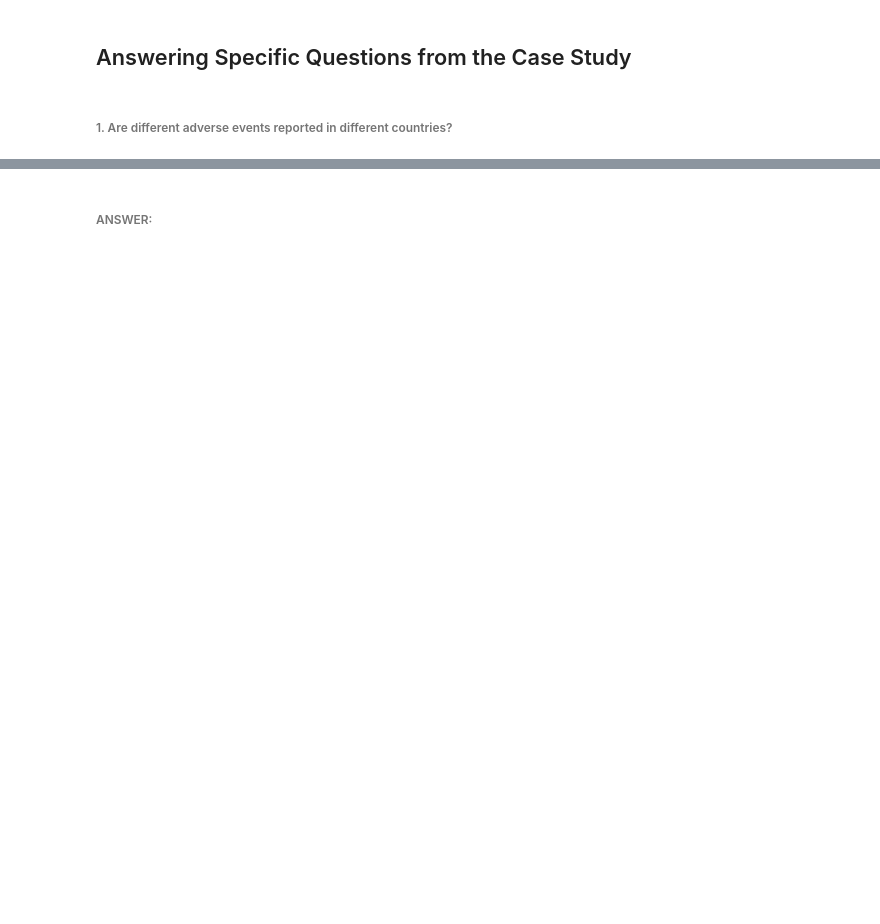
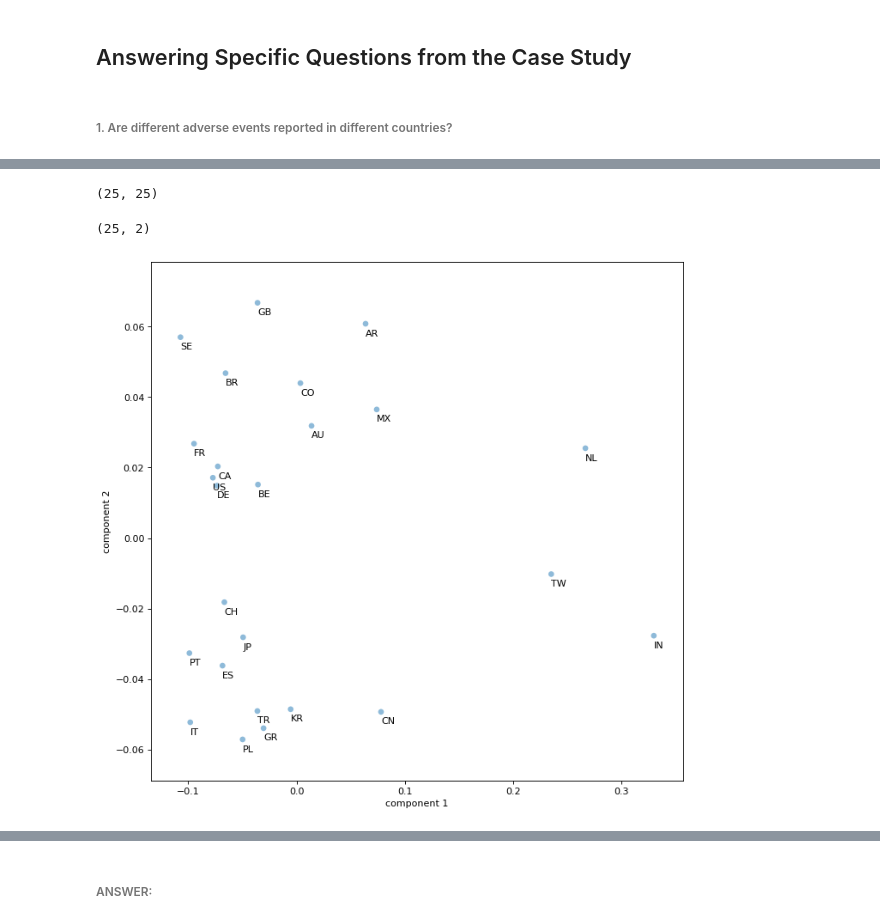
Before and after one commit to oryoruk/fda_adverse_events, a Jupyter notebook: (2020-05-05)_FDA_Adverse_Events.ipynb, the cells around one changed output, grey strips where cells are left out. Cells and saved outputs as stored; diff of their text form; code cells hidden in the pictures; blank space fills up the shorter version.

```diff
--- a/(2020-05-05)_FDA_Adverse_Events.ipynb
+++ b/(2020-05-05)_FDA_Adverse_Events.ipynb
@@ -162,0 +361,5 @@ print(json.dumps(parsed, indent=2, sort_keys=True))
+# %%
+pca = PCA(n_components=2)
+df_pca = pca.fit_transform(df.T)
+print(pca.components_)
+print(pca.explained_variance_ratio_)
@@ -162,0 +378,18 @@ print(json.dumps(parsed, indent=2, sort_keys=True))
+# %%
+df.shape
+# %% [output]
+(25, 25)
+# %%
+df_pca.shape
+# %% [output]
+(25, 2)
+# %%
+figure(num=None, figsize=(10, 10), dpi=80, facecolor='w', edgecolor='k')
+plt.scatter(df_pca[:, 0], df_pca[:, 1], edgecolor='none', alpha=0.5)
+plt.xlabel('component 1')
+plt.ylabel('component 2')
+c = 0.0035
+for i, col in enumerate(df.columns):
+    plt.annotate(col, (df_pca[i, 0], df_pca[i, 1]-c))
+# %% [output]
+[figure, added]
```
Also changed, not shown: parts of 56 cells of this notebook, 3 other files.
